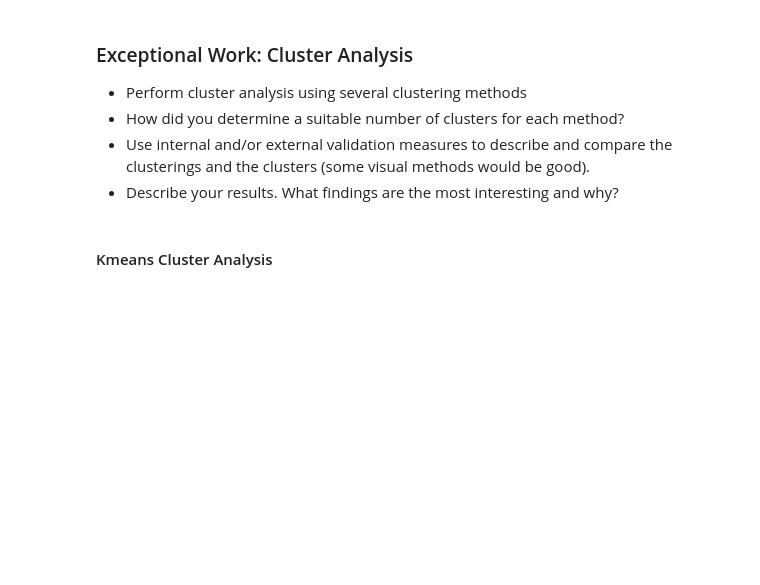
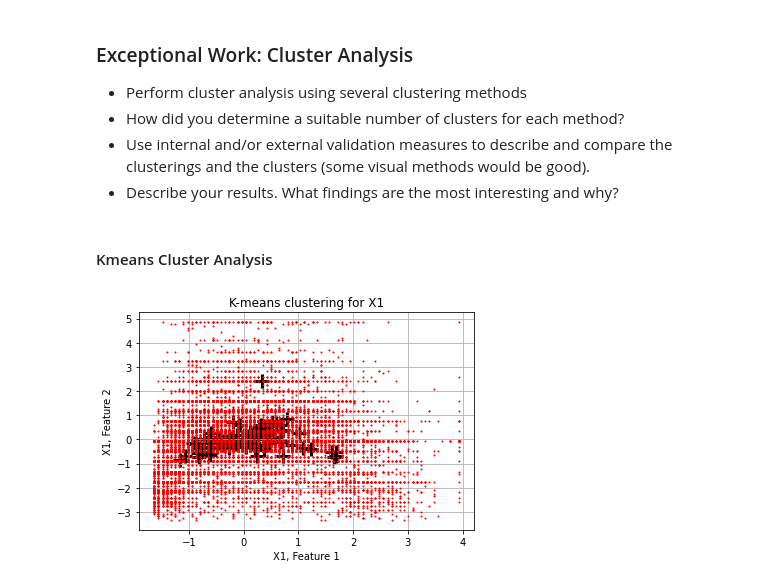
Before and after one commit to ShelbyP27/DS7331-Project, a Jupyter notebook: DS7331 - Project 3 test.ipynb, the cells around one changed output. Saved outputs shown, nothing was run; the diff lists cells and outputs as text; code cells hidden in the pictures; blank space fills up the shorter version.

```diff
--- a/DS7331 - Project 3 test.ipynb
+++ b/DS7331 - Project 3 test.ipynb
@@ -328,3 +368,5 @@ Since U.S. Census data is collected every 10 years, this model would need to be
  - How did you determine a suitable number of clusters for each method?
  - Use internal and/or external validation measures to describe and compare the clusterings and the clusters (some visual methods would be good).
  - Describe your results. What findings are the most interesting and why?
+# %% [markdown]
+#### Kmeans Cluster Analysis
@@ -347,28 +444,26 @@ x_train, x_test, y_train, y_test = train_test_split(df_red_scaled, y, test_size
-# %% [markdown]
-#### Kmeans Cluster Analysis
 # %%
 #kmeans
-from sklearn.cluster import KMeans
-
-X1 = df
+X = scaled_X
 
 # run kmeans algorithm (this is the most traditional use of k-means)
 kmeans = KMeans(init='random', # initialization
         n_clusters=100,  # number of clusters
         n_init=5)       # number of different times to run k-means
 
-kmeans.fit(X1)
+kmeans.fit(X)
 
 # visualize the data
 centroids = kmeans.cluster_centers_
-plt.plot(X1[:, 0], X1[:, 1], 'r.', markersize=2) #plot the data
+plt.plot(X[:, 0], X[:, 1], 'r.', markersize=2) #plot the data
 plt.scatter(centroids[:, 0], centroids[:, 1],
             marker='+', s=200, linewidths=3, color='k')  # plot the centroids
 plt.title('K-means clustering for X1')
 plt.xlabel('X1, Feature 1')
 plt.ylabel('X1, Feature 2')
 plt.grid()
 plt.show()
+# %% [output]
+[figure, added]
 # %%
 from sklearn.cluster import MiniBatchKMeans
 
```
Also changed, not shown: parts of 15 cells of this notebook.
